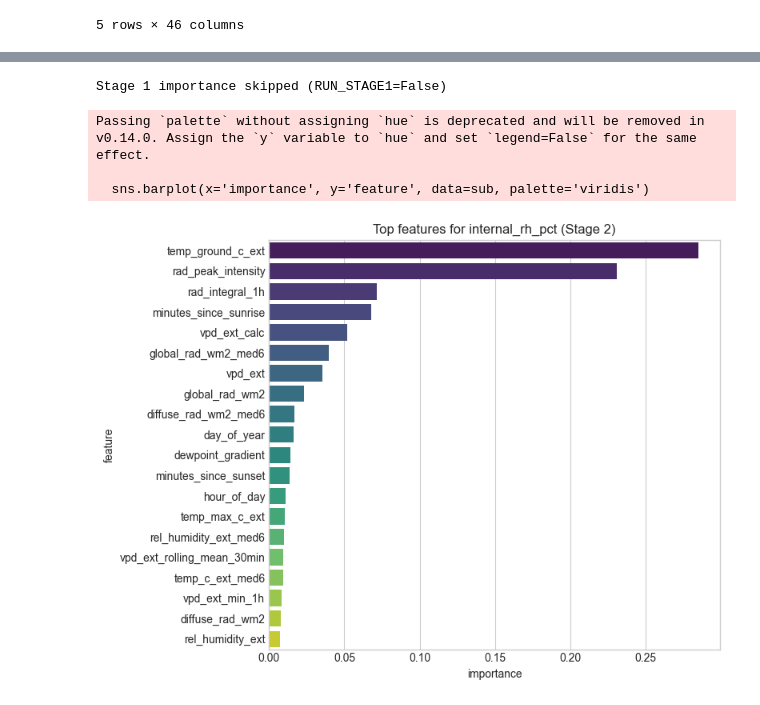
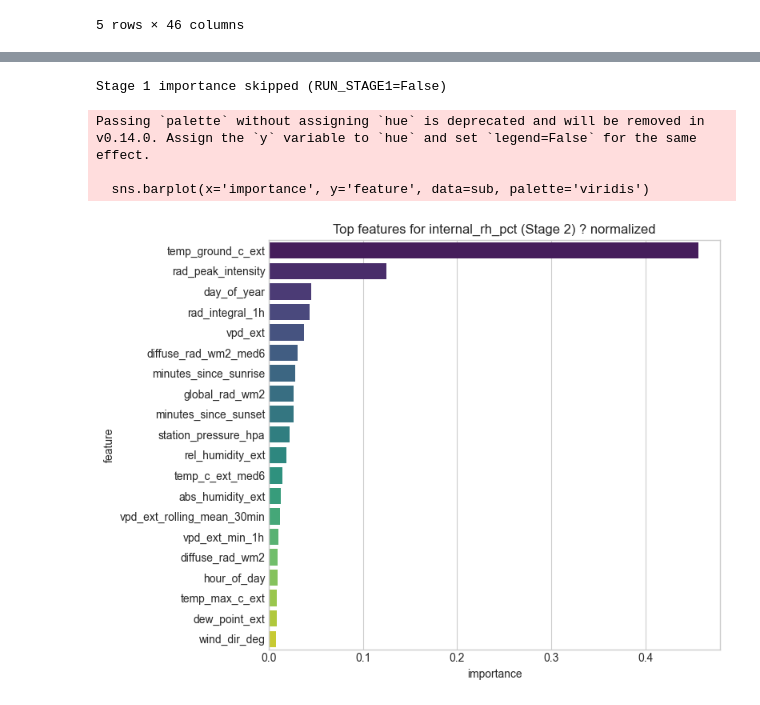
Before and after one commit to EliyahuEden/final_data_file, a Jupyter notebook: greenhouse_time_series_walkforward.ipynb, the cells around one changed output, grey strips where cells are left out. Cells and saved outputs as stored; diff of their text form; code cells hidden in the pictures.

```diff
--- a/greenhouse_time_series_walkforward.ipynb
+++ b/greenhouse_time_series_walkforward.ipynb
@@ -173,7 +174,7 @@ smooth_cols = [
 ]
 for c in smooth_cols:
     if c in data.columns:
-        data[f"{c}_med6"] = data[c].rolling(window=6, min_periods=1, center=True).median()
+        data[f"{c}_med6"] = data[c].rolling(window=6, min_periods=1).median()  # causal (past-only)
 
 # External vapor pressure deficit (VPD) and dew point
 if {"temp_c_ext", "rel_humidity_ext"}.issubset(data.columns):
@@ -210,6 +211,10 @@ if "global_rad_wm2" in data.columns:
 
 exclude_cols = ["internal_air_temp_c", "ET0", "internal_radiation"]
 feature_cols = [c for c in data.columns if c not in target_cols + ["timestamp", "timestamp_dayfirst"] + exclude_cols]
+
+# Optional: drop low-importance externals to speed up (populate list as needed)
+LOW_IMPORTANCE_DROP = []  # e.g., ["vpd_ext_rolling_mean_30min", "gust_speed_ms"]
+feature_cols = [c for c in feature_cols if c not in LOW_IMPORTANCE_DROP]
 data.head()
 # %% [output]
 diffuse_rad_wm2          0.929145
@@ -475,48 +488,45 @@ if RUN_STAGE1:
     for target in stage1_targets:
         feat_cols_t = feature_cols
         model_t = clone(base_estimator)
         X = data[feat_cols_t]
         y = data[target]
         model_t.fit(X, y)
-        fi = getattr(model_t, 'feature_importances_', None)
-        if fi is None:
-            print(f"No native feature_importances_ for target {target}; skipping")
-            continue
+        fi = model_t.booster_.feature_importance(importance_type="gain")
         importance_rows_stage1.append(pd.DataFrame({"feature": feat_cols_t, "importance": fi, "target": target}))
 
     if importance_rows_stage1:
         importance_df_stage1 = pd.concat(importance_rows_stage1, ignore_index=True)
         for target in stage1_targets:
-            sub = importance_df_stage1[importance_df_stage1['target'] == target].sort_values('importance', ascending=False).head(20)
+            sub = importance_df_stage1[importance_df_stage1['target'] == target].copy()
+            sub['importance'] = sub['importance'] / sub['importance'].sum()
+            sub = sub.sort_values('importance', ascending=False).head(20)
             plt.figure(figsize=(8, 6))
             sns.barplot(x='importance', y='feature', data=sub, palette='viridis')
-            plt.title(f'Top features for {target} (Stage 1)')
+            plt.title(f'Top features for {target} (Stage 1) ? normalized')
             plt.tight_layout()
             plt.show()
 else:
     print("Stage 1 importance skipped (RUN_STAGE1=False)")
 
 if RUN_STAGE2:
     model_rh = clone(base_estimator)
     X_rh = data_stage2[rh_feature_cols]
     y_rh = data_stage2["internal_rh_pct"]
     model_rh.fit(X_rh, y_rh)
-    fi = getattr(model_rh, 'feature_importances_', None)
-    if fi is None:
-        print('No native feature_importances_ for RH model; skipping')
-    else:
-        importance_df_rh = pd.DataFrame({"feature": rh_feature_cols, "importance": fi, "target": "internal_rh_pct"})
-        sub = importance_df_rh.sort_values('importance', ascending=False).head(20)
-        plt.figure(figsize=(8, 6))
-        sns.barplot(x='importance', y='feature', data=sub, palette='viridis')
-        plt.title('Top features for internal_rh_pct (Stage 2)')
-        plt.tight_layout()
-        plt.show()
+    fi = model_rh.booster_.feature_importance(importance_type="gain")
+    importance_df_rh = pd.DataFrame({"feature": rh_feature_cols, "importance": fi, "target": "internal_rh_pct"})
+    importance_df_rh['importance'] = importance_df_rh['importance'] / importance_df_rh['importance'].sum()
+    sub = importance_df_rh.sort_values('importance', ascending=False).head(20)
+    plt.figure(figsize=(8, 6))
+    sns.barplot(x='importance', y='feature', data=sub, palette='viridis')
+    plt.title('Top features for internal_rh_pct (Stage 2) ? normalized')
+    plt.tight_layout()
+    plt.show()
 else:
     print("Stage 2 importance skipped (RUN_STAGE2=False)")
 # %% [output]
 Stage 1 importance skipped (RUN_STAGE1=False)
 Passing `palette` without assigning `hue` is deprecated and will be removed in v0.14.0. Assign the `y` variable to `hue` and set `legend=False` for the same effect.
 
   sns.barplot(x='importance', y='feature', data=sub, palette='viridis')
-[figure, old version]
+[figure, new version]
```
Also changed, not shown: parts of 6 cells of this notebook, 4 other files.
